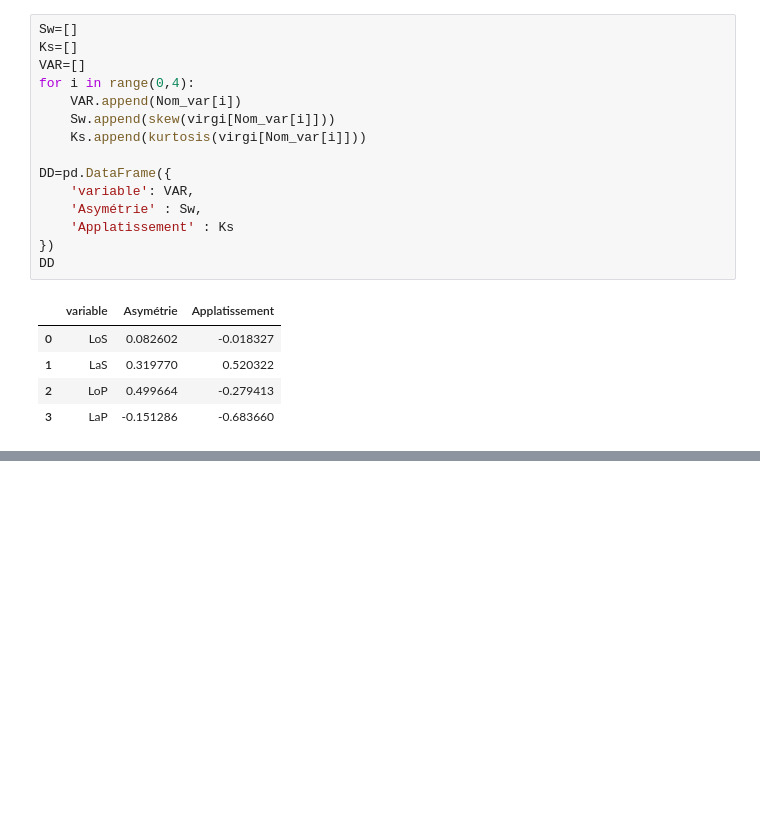
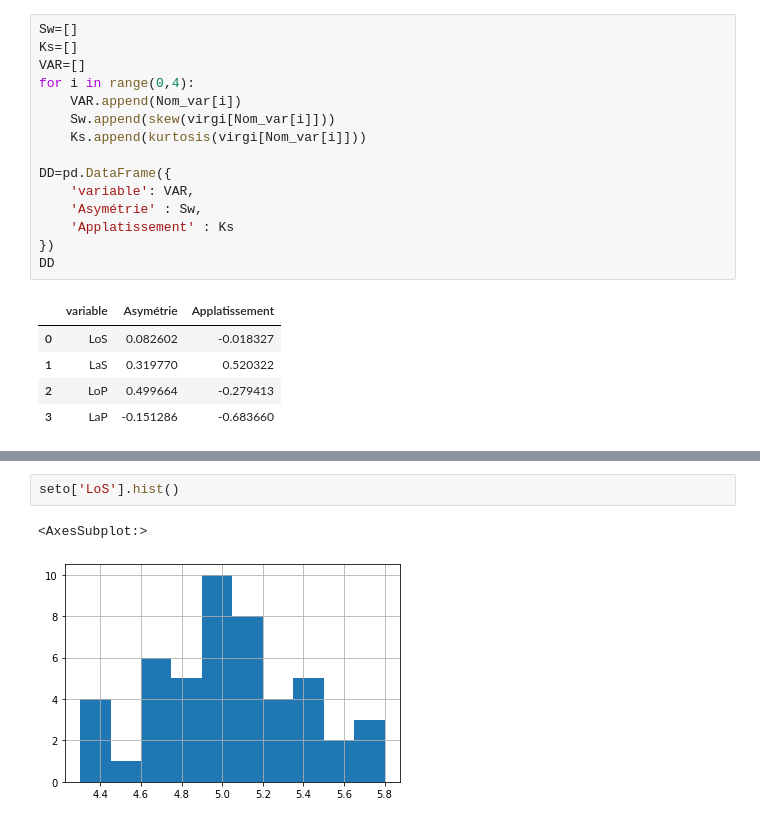
Before and after one commit to kolekeita/Travaux-pratiques-en-Machine-Learning, a Jupyter notebook: Iris_Fleur/Untitled.ipynb, the cells around one changed output, grey strips where cells are left out. Cells and saved outputs as stored; diff of their text form; blank space fills up the shorter version.

```diff
--- a/Iris_Fleur/Untitled.ipynb
+++ b/Iris_Fleur/Untitled.ipynb
@@ -573,0 +641,5 @@ DD
+# %%
+seto['LoS'].hist()
+# %% [output]
+<AxesSubplot:>
+[figure, added]
```
Also changed, not shown: parts of 21 cells of this notebook.
